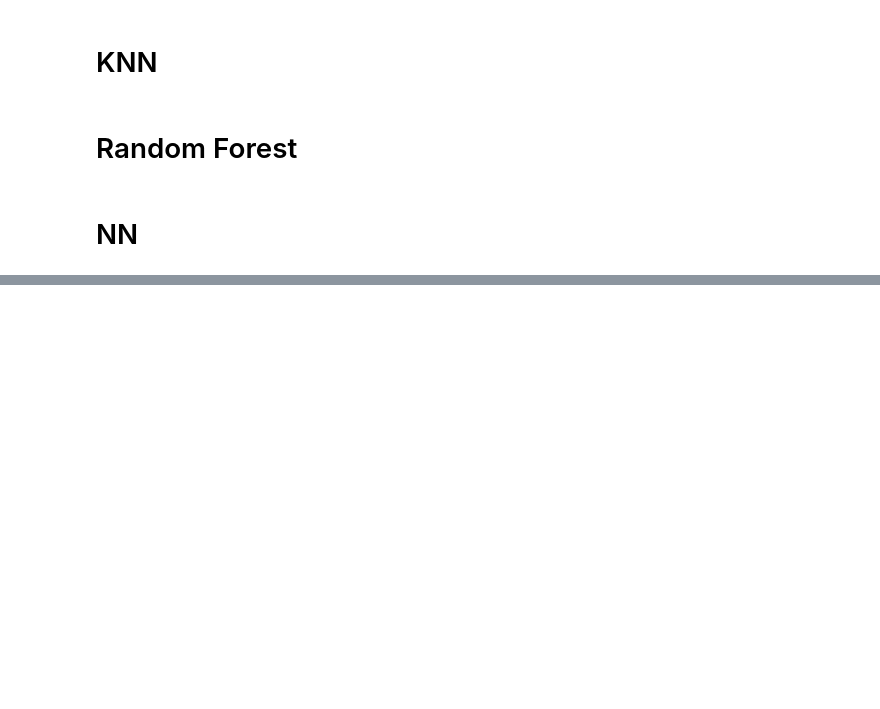
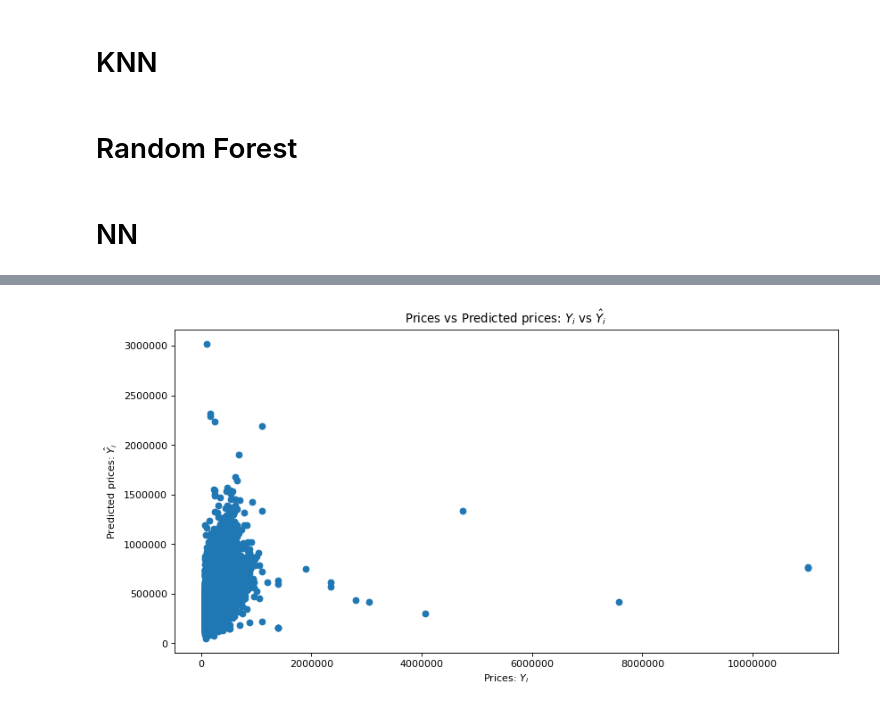
Before and after one commit to rickardsjp/DC_Housing_Tongji, a Jupyter notebook: DC_Housing_Notebook.ipynb, the cells around one changed output, grey strips where cells are left out. Drawn from its saved outputs; the diff is of its cells as text; code cells hidden in the pictures; blank space fills up the shorter version.

```diff
--- a/DC_Housing_Notebook.ipynb
+++ b/DC_Housing_Notebook.ipynb
@@ -650,5 +640,7 @@ Epoch 18/40
 train_score = model.evaluate(x_row_one_hot_norm_train, y_row_train, verbose=0)
 valid_score = model.evaluate(x_row_one_hot_norm_test, y_row_test, verbose=0)
 
+y_pred = model.predict(x_row_one_hot_norm_test)
+
 print('Train MAE: ', round(train_score[1], 4), ', Train Loss: ', round(train_score[0], 4))
 print('Val MAE: ', round(valid_score[1], 4), ', Val Loss: ', round(valid_score[0], 4))
@@ -655,3 +650,14 @@ print('Val MAE: ', round(valid_score[1], 4), ', Val Loss: ', round(valid_score[0
+# %%
+figure(num=None, figsize=(12, 6), dpi=80, facecolor='w', edgecolor='k')
+plt.ticklabel_format(style = 'plain')
+
+plt.scatter(y_row_test, y_pred)
+plt.xlabel("Prices: $Y_i$")
+plt.ylabel("Predicted prices: $\hat{Y}_i$")
+plt.title("Prices vs Predicted prices: $Y_i$ vs $\hat{Y}_i$")
+plt.show()
+# %% [output]
+[figure, added]
 # %%
 
 def plot_hist(h, xsize=6, ysize=10):
```
Also changed, not shown: parts of 5 cells of this notebook.
